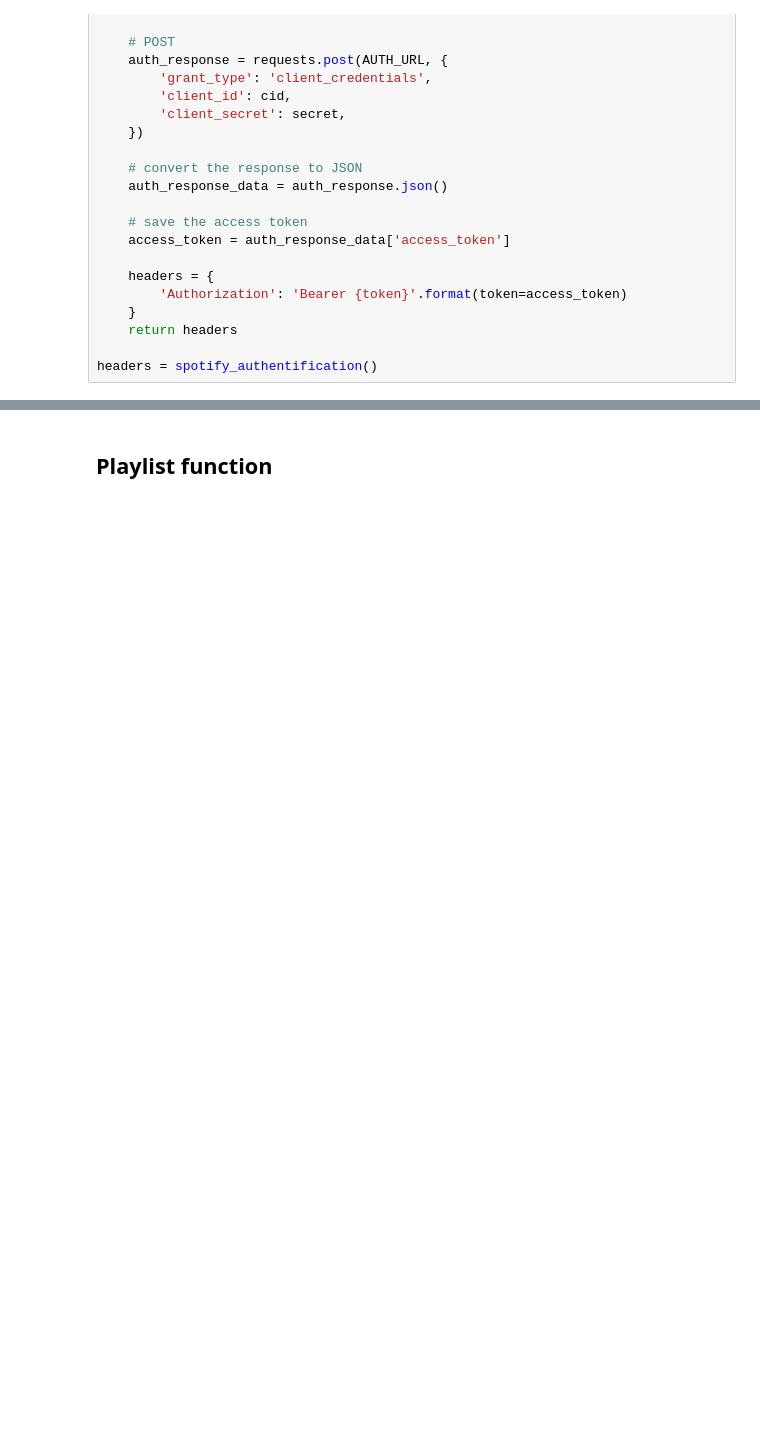
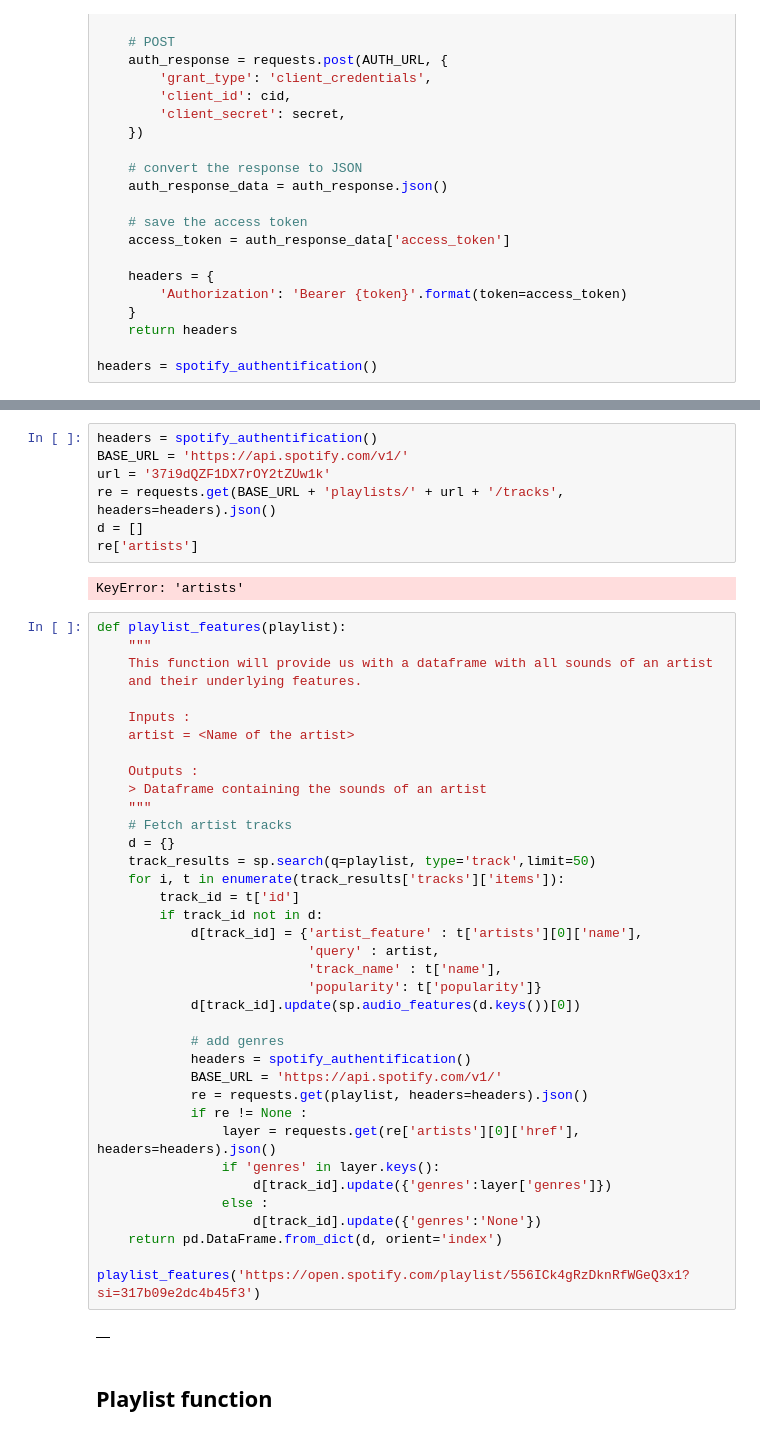
Before and after one commit to keir20/book-woofer, a Jupyter notebook: notebooks/keir20-Spotify.ipynb, the cells around one changed output, grey strips where cells are left out. Cells and saved outputs as stored; diff of their text form; blank space fills up the shorter version.

```diff
--- a/notebooks/keir20-Spotify.ipynb
+++ b/notebooks/keir20-Spotify.ipynb
@@ -76,3 +119,51 @@ headers = spotify_authentification()
+# %%
+headers = spotify_authentification()
+BASE_URL = 'https://api.spotify.com/v1/'
+url = '37i9dQZF1DX7rOY2tZUw1k'
+re = requests.get(BASE_URL + 'playlists/' + url + '/tracks', headers=headers).json()
+d = []
+re['artists']
+# %% [output]
+KeyError: 'artists'
+# %%
+def playlist_features(playlist):
+    """
+    This function will provide us with a dataframe with all sounds of an artist
+    and their underlying features.
+
+    Inputs :
+    artist = <Name of the artist>
+
+    Outputs :
+    > Dataframe containing the sounds of an artist
+    """
+    # Fetch artist tracks
+    d = {}
+    track_results = sp.search(q=playlist, type='track',limit=50)
+    for i, t in enumerate(track_results['tracks']['items']):
+        track_id = t['id']
+        if track_id not in d:
+            d[track_id] = {'artist_feature' : t['artists'][0]['name'],
+                           'query' : artist,
+                           'track_name' : t['name'],
+                           'popularity': t['popularity']}
+            d[track_id].update(sp.audio_features(d.keys())[0])
+
+            # add genres
+            headers = spotify_authentification()
+            BASE_URL = 'https://api.spotify.com/v1/'
+            re = requests.get(playlist, headers=headers).json()
+            if re != None :
+                layer = requests.get(re['artists'][0]['href'], headers=headers).json()
+                if 'genres' in layer.keys():
+                    d[track_id].update({'genres':layer['genres']})
+                else :
+                    d[track_id].update({'genres':'None'})
+    return pd.DataFrame.from_dict(d, orient='index')
+
+playlist_features('https://open.spotify.com/playlist/556ICk4gRzDknRfWGeQ3x1?si=317b09e2dc4b45f3')
+# %% [output]
+|  |
 # %% [markdown]
 ## Playlist function
 # %%
```
Also changed, not shown: parts of 9 cells of this notebook, 3 other files.
